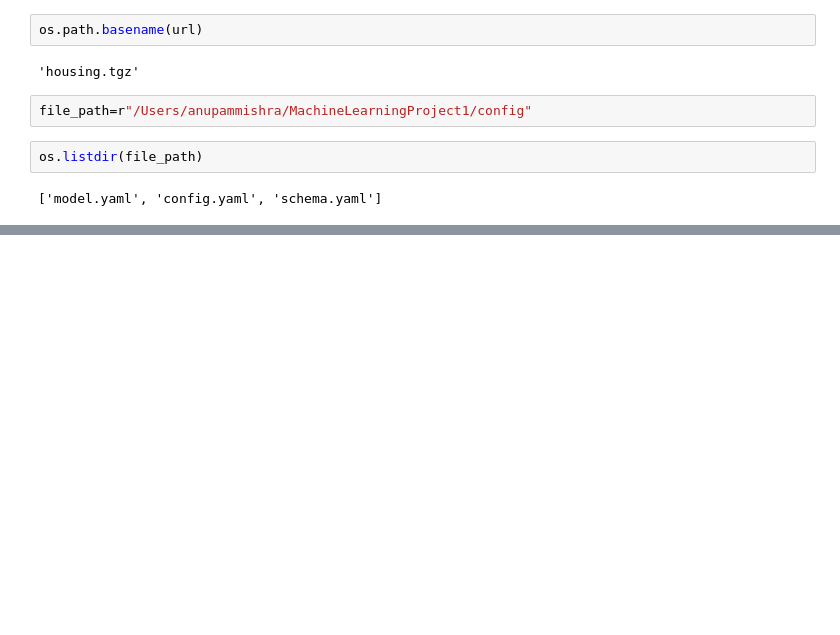
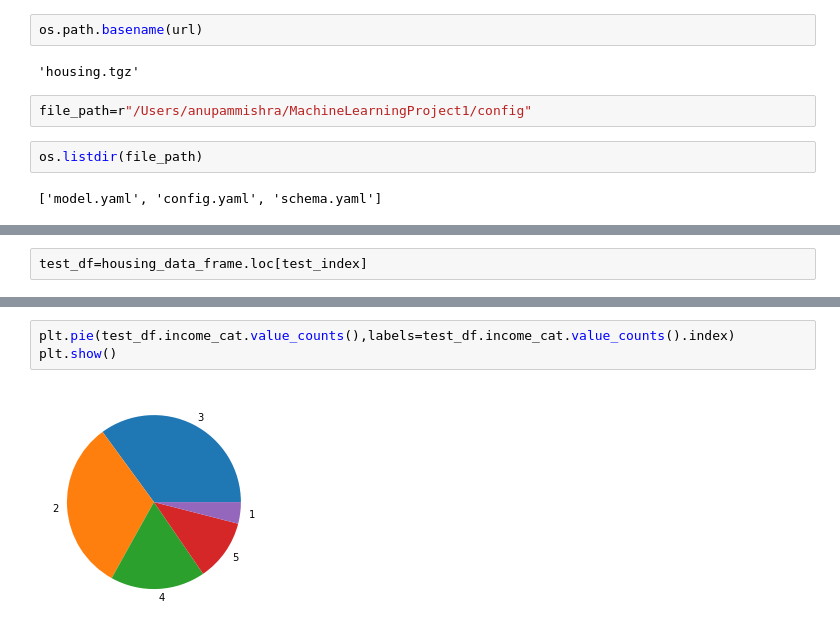
Before and after one commit to DeeptiMish/MachineLearningProject1, a Jupyter notebook: notebook/example2.ipynb, the cells around one changed output, grey strips where cells are left out. Cells and saved outputs as stored; diff of their text form; blank space fills up the shorter version.

```diff
--- a/notebook/example2.ipynb
+++ b/notebook/example2.ipynb
@@ -22,0 +79,2 @@ os.listdir(file_path)
+# %%
+test_df=housing_data_frame.loc[test_index]
@@ -22,0 +99,5 @@ os.listdir(file_path)
+# %%
+plt.pie(test_df.income_cat.value_counts(),labels=test_df.income_cat.value_counts().index)
+plt.show()
+# %% [output]
+[figure, added]
```
Also changed, not shown: parts of 24 cells of this notebook, 11 other files.
